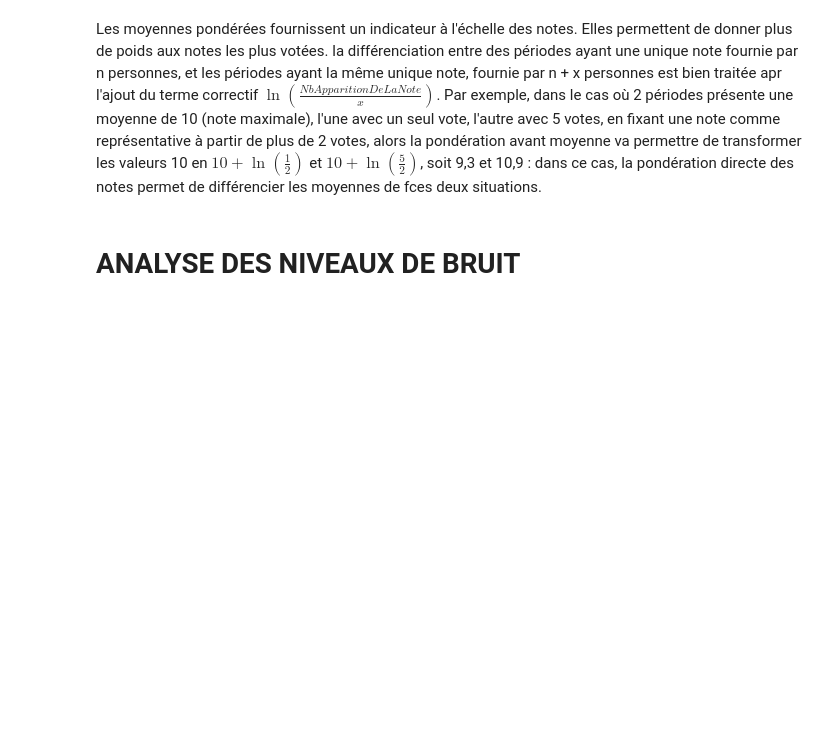
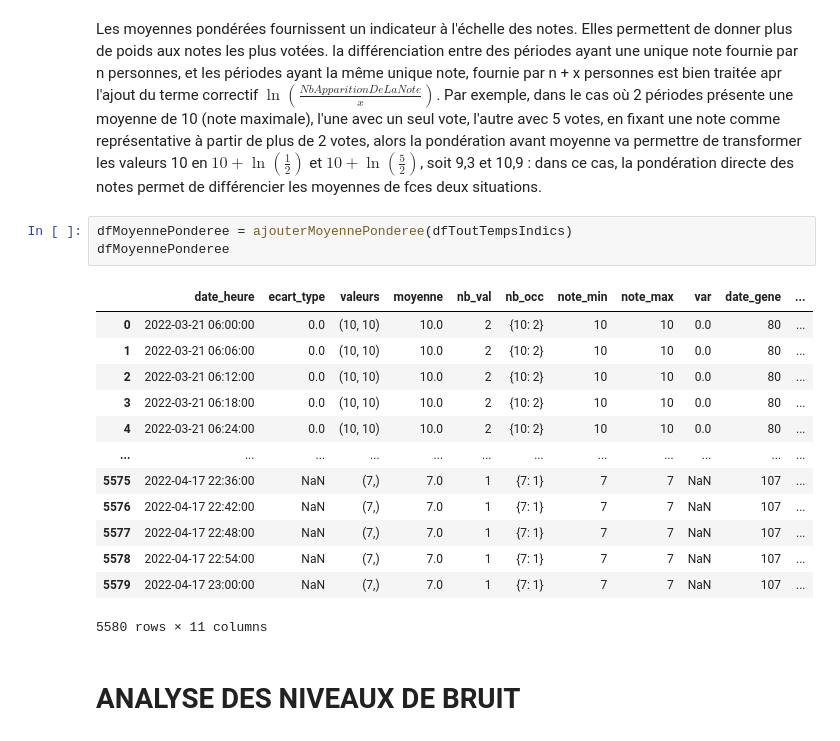
Before and after one commit to nantodevison/Ech24, a Jupyter notebook: notebooks/Analyses_mesures_test.ipynb, the cells around one changed output. Saved outputs shown, nothing was run; the diff lists cells and outputs as text; blank space fills up the shorter version.

Commit message:
choixMoyennePonderee

```diff
--- a/notebooks/Analyses_mesures_test.ipynb
+++ b/notebooks/Analyses_mesures_test.ipynb
@@ -209,5 +225,22 @@ $$\frac{\sum\limits _{n = 0} ^{10} (note + \ln(\frac{NbApparitionDeLaNote}{x}))
 # %% [markdown]
 Les moyennes pondérées fournissent un indicateur à l'échelle des notes. Elles permettent de donner plus de poids aux notes les plus votées. la différenciation entre des périodes ayant une unique note fournie par n personnes, et les périodes ayant la même unique note, fournie par n + x personnes est bien traitée apr l'ajout du terme correctif $\ln(\frac{NbApparitionDeLaNote}{x})$. Par exemple, dans le cas où 2 périodes présente une moyenne de 10 (note maximale), l'une avec un seul vote, l'autre avec 5 votes, en fixant une note comme représentative à partir de plus de 2 votes, alors la pondération avant moyenne va permettre de transformer les valeurs 10 en $10 + \ln(\frac{1}{2})$ et $10 + \ln(\frac{5}{2})$, soit 9,3 et 10,9 : dans ce cas, la pondération directe des notes permet de différencier les moyennes de fces deux situations.
+# %%
+dfMoyennePonderee = ajouterMoyennePonderee(dfToutTempsIndics)
+dfMoyennePonderee
+# %% [output]
+|  | date_heure | ecart_type | valeurs | moyenne | nb_val | nb_occ | note_min | note_max | var | date_gene | ... |
+| 0 | 2022-03-21 06:00:00 | 0.0 | (10, 10) | 10.0 | 2 | {10: 2} | 10 | 10 | 0.0 | 80 | ... |
+| 1 | 2022-03-21 06:06:00 | 0.0 | (10, 10) | 10.0 | 2 | {10: 2} | 10 | 10 | 0.0 | 80 | ... |
+| 2 | 2022-03-21 06:12:00 | 0.0 | (10, 10) | 10.0 | 2 | {10: 2} | 10 | 10 | 0.0 | 80 | ... |
+| 3 | 2022-03-21 06:18:00 | 0.0 | (10, 10) | 10.0 | 2 | {10: 2} | 10 | 10 | 0.0 | 80 | ... |
+| 4 | 2022-03-21 06:24:00 | 0.0 | (10, 10) | 10.0 | 2 | {10: 2} | 10 | 10 | 0.0 | 80 | ... |
+| ... | ... | ... | ... | ... | ... | ... | ... | ... | ... | ... | ... |
+| 5575 | 2022-04-17 22:36:00 | NaN | (7,) | 7.0 | 1 | {7: 1} | 7 | 7 | NaN | 107 | ... |
+| 5576 | 2022-04-17 22:42:00 | NaN | (7,) | 7.0 | 1 | {7: 1} | 7 | 7 | NaN | 107 | ... |
+| 5577 | 2022-04-17 22:48:00 | NaN | (7,) | 7.0 | 1 | {7: 1} | 7 | 7 | NaN | 107 | ... |
+| 5578 | 2022-04-17 22:54:00 | NaN | (7,) | 7.0 | 1 | {7: 1} | 7 | 7 | NaN | 107 | ... |
+| 5579 | 2022-04-17 23:00:00 | NaN | (7,) | 7.0 | 1 | {7: 1} | 7 | 7 | NaN | 107 | ... |
+5580 rows × 11 columns
 # %% [markdown]
 # ANALYSE DES NIVEAUX DE BRUIT
 # %% [markdown]
```
Also changed, not shown: parts of 8 cells of this notebook, 1 other file.
